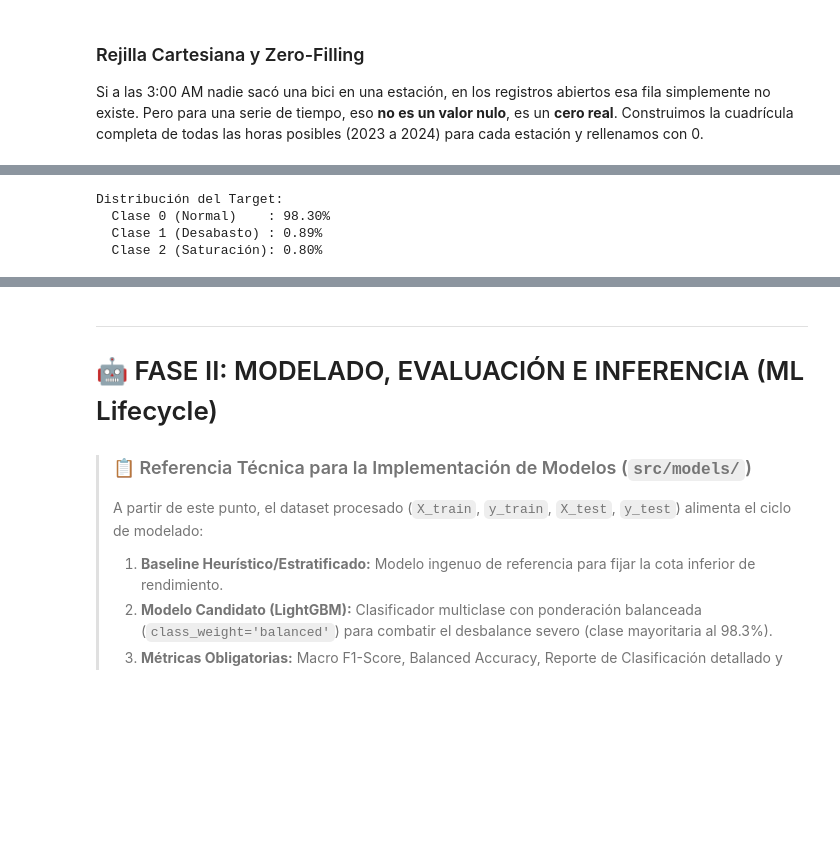
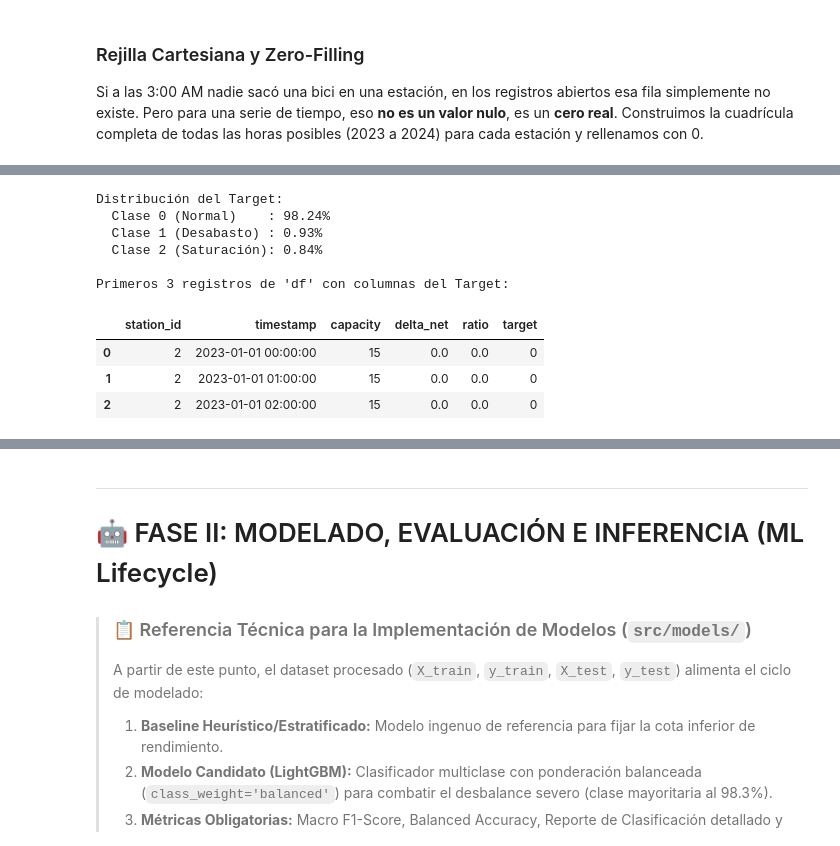
Before and after one commit to Diegob059/MLOps_Equipo30, a Jupyter notebook: MLOps_Equipo30/notebooks/1.0-pregunta-2-riesgo-estaciones.ipynb, the cells around one changed output, grey strips where cells are left out. Drawn from its saved outputs; the diff is of its cells as text; code cells hidden in the pictures; blank space fills up the shorter version.

```diff
--- a/MLOps_Equipo30/notebooks/1.0-pregunta-2-riesgo-estaciones.ipynb
+++ b/MLOps_Equipo30/notebooks/1.0-pregunta-2-riesgo-estaciones.ipynb
@@ -236,36 +266,45 @@ print(f"  Memoria aproximada: {df.memory_usage().sum() / 1024**2:.1f} MB.")
 # %%
 # 1.4 Cálculo del Target Operativo Futuro a 2 Horas (src/features/create_target.py)
 # Entradas: df con series de tiempo ordenadas por station_id y timestamp
 # Salidas : 'delta_net', 'ratio' y 'target' multiclase {0: Normal, 1: Desabasto, 2: Saturación}
 
 # Desplazamiento hacia adelante por estación para capturar t+1 y t+2
 fut_llegadas = df.groupby('station_id')['llegadas'].shift(-1) + df.groupby('station_id')['llegadas'].shift(-2)
 fut_salidas = df.groupby('station_id')['salidas'].shift(-1) + df.groupby('station_id')['salidas'].shift(-2)
 
 df['delta_net'] = (fut_llegadas - fut_salidas).astype('float32')
 df['ratio'] = (df['delta_net'] / df['capacity']).astype('float32')
 
 # Umbrales operativos de riesgo (+/- 50% de la capacidad de la estación)
 conds = [
     df['ratio'] <= -0.50,  # Riesgo Desabasto (Clase 1)
     df['ratio'] >= 0.50   # Riesgo Saturación (Clase 2)
 ]
 df['target'] = np.select(conds, [1, 2], default=0).astype(np.int8)
 
 # Marcamos las últimas 2 horas de cada estación con -1 (sin horizonte futuro observable)
 df.loc[df['ratio'].isna(), 'target'] = -1
 
 # Distribución de clases en el dataset
 dist = df[df['target'] != -1]['target'].value_counts(normalize=True).sort_index() * 100
 print("Distribución del Target:")
 print(f"  Clase 0 (Normal)    : {dist[0]:.2f}%")
 print(f"  Clase 1 (Desabasto) : {dist[1]:.2f}%")
-print(f"  Clase 2 (Saturación): {dist[2]:.2f}%")
+print(f"  Clase 2 (Saturación): {dist[2]:.2f}%\n")
+
+print("Primeros 3 registros de 'df' con columnas del Target:")
+display(df[['station_id', 'timestamp', 'capacity', 'delta_net', 'ratio', 'target']].head(3))
 # %% [output]
 Distribución del Target:
-  Clase 0 (Normal)    : 98.30%
-  Clase 1 (Desabasto) : 0.89%
-  Clase 2 (Saturación): 0.80%
+  Clase 0 (Normal)    : 98.24%
+  Clase 1 (Desabasto) : 0.93%
+  Clase 2 (Saturación): 0.84%
+
+Primeros 3 registros de 'df' con columnas del Target:
+|  | station_id | timestamp | capacity | delta_net | ratio | target |
+| 0 | 2 | 2023-01-01 00:00:00 | 15 | 0.0 | 0.0 | 0 |
+| 1 | 2 | 2023-01-01 01:00:00 | 15 | 0.0 | 0.0 | 0 |
+| 2 | 2 | 2023-01-01 02:00:00 | 15 | 0.0 | 0.0 | 0 |
 # %%
 # 1.5 Feature Engineering Histórico (src/features/build_features.py)
 # Entradas: df con histórico de llegadas, salidas y balance_neto
```
Also changed, not shown: parts of 9 cells of this notebook.
